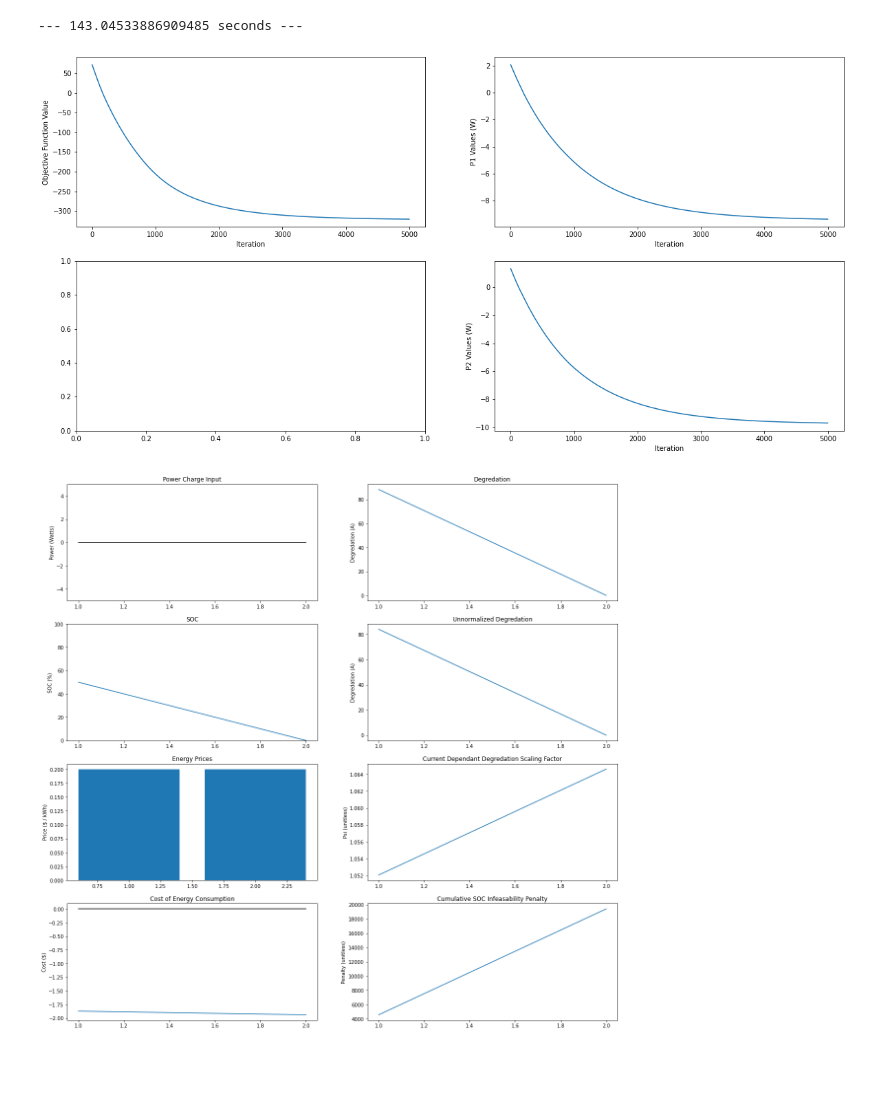
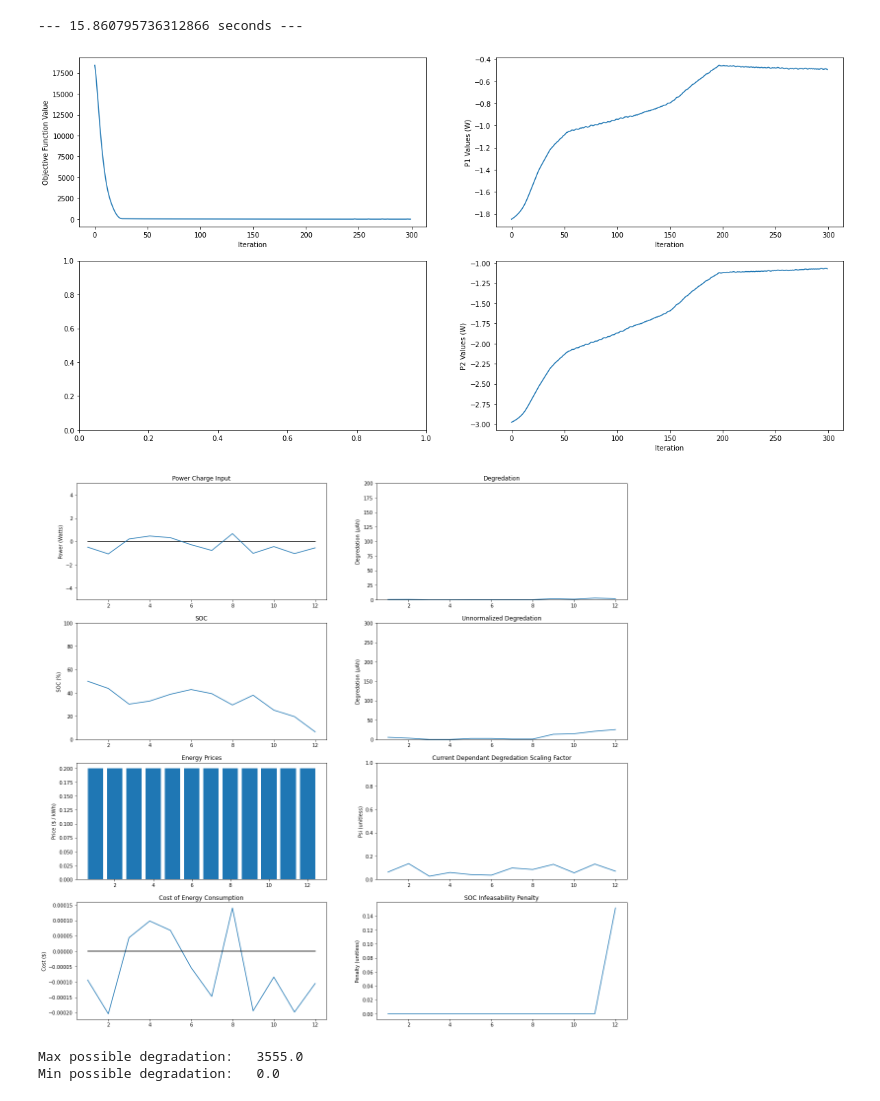
Before and after one commit to jacobazoulay/battery-optimization, a Jupyter notebook: notebooks/Model_Optimization.ipynb, the cells around one changed output. Cells and saved outputs as stored; diff of their text form; code cells hidden in the pictures; blank space fills up the shorter version.

```diff
--- a/notebooks/Model_Optimization.ipynb
+++ b/notebooks/Model_Optimization.ipynb
@@ -142,12 +176,13 @@ class Cost():
         self.eta = .95                   # [Constant] Initial guess at inefficiency constant
         self.deltaT = 1                  # [Hours] Duration of trading interval
         self.prices = 0.20 * np.ones(t)  # [Dollars / kWh] prices of electricity over discrete time intervals
-
+        self.c_ts = []
 
     def calc(self, P):
         # calculates cost C given charging schedule P
         P = np.where(P > 0.0, P / self.eta, P)
         P = np.where(P < 0.0, P * self.eta, P)
-        C = np.sum(P * self.prices / 1000) * self.deltaT
+        self.c_ts = (P * self.prices / 1000) * self.deltaT
+        C = np.sum(self.c_ts)
         return C
 # %%
@@ -231,10 +269,8 @@ def plotLoss(train_cache):
 
 
 def plotCache(cache):
-    P, SOC_ts, d_ts, d_t1cs, psi_ts, SOC_penalties, prices = cache
+    P, SOC_ts, d_ts, d_t1cs, psi_ts, SOC_penalties, prices, c_ts, w_C = cache
     time = np.arange(1, len(P) + 1) * bat.deltaT
-    ####### fix costs
-    costs = np.array(P) * np.array(prices)
 
     fig, ax = plt.subplots(4, 2, figsize=(20, 4 * 5))
 
@@ -255,50 +291,63 @@ def plotCache(cache):
 
     ax[3, 0].set_title("Cost of Energy Consumption")
     ax[3, 0].set_ylabel("Cost ($)")
-    ax[3, 0].plot(time, costs)
+    ax[3, 0].plot(time, c_ts)
     ax[3, 0].plot(time, np.zeros_like(time), color='k')
 
     ax[0, 1].set_title("Degredation")
-    ax[0, 1].set_ylabel("Degredation (A)")
+    ax[0, 1].set_ylabel(r'Degredation ($\mu$Ah)')
     ax[0, 1].plot(time, d_ts)
+    ax[0, 1].set_ylim([0, 200])
 
     ax[1, 1].set_title("Unnormalized Degredation")
-    ax[1, 1].set_ylabel("Degredation (A)")
+    ax[1, 1].set_ylabel(r"Degredation ($\mu$Ah)")
     ax[1, 1].plot(time, d_t1cs)
+    ax[1, 1].set_ylim([0, 300])
 
     ax[2, 1].set_title("Current Dependant Degredation Scaling Factor")
     ax[2, 1].set_ylabel("Psi (unitless)")
     ax[2, 1].plot(time, psi_ts)
+    ax[2, 1].set_ylim([0, 1])
 
-    ax[3, 1].set_title("Cumulative SOC Infeasability Penalty")
+    ax[3, 1].set_title("SOC Infeasability Penalty")
     ax[3, 1].set_ylabel("Penalty (unitless)")
     ax[3, 1].plot(time, SOC_penalties)
 # %%
-t = 2
-w_C = 1.0
+t = 12
+w_C = 0.5
 SOC_0 = 50.0
-lr = 0.008
-rho = 1.0
-rho_SOC = 1.0
+lr = 0.005 * t**0.5
+rho = 5000.0
+rho_SOC = 50.0
 beta = 0.5
 lr_decay = 0.999
-n_iter = 5000
+n_iter = 300
+trials = 1
 
 cost = Cost(t)
 bat = Battery()
 
 start_time = time.time()
 
-final_P, train_cache = optimize(lr, n_iter, w_C, rho, rho_SOC, beta, lr_decay, trials=10)
-final_f, cache = objective(final_P, verbose=True)
+final_P, train_cache = optimize(lr, n_iter, w_C, rho, rho_SOC, beta, lr_decay, trials)
+final_f, cache = objective(final_P, SOC_0=SOC_0, w_C=w_C, rho=rho, rho_SOC=rho_SOC, verbose=True)
+
+# train_cache = grads, losses, Ps
+# cache = P, SOC_ts, d_ts, d_t1cs, psi_ts, SOC_penalties, prices, c_ts, w_C
+
 print("--- %s seconds ---" % (time.time() - start_time))
 
-# train_cache = grads, losses, Ps
-# cache = P, SOC_ts, d_ts, d_t1cs, psi_ts, SOC_penalties, prices
 
 plotLoss(train_cache)
 plotCache(cache)
 # %% [output]
---- 143.04533886909485 seconds ---
+--- 15.860795736312866 seconds ---
-[figure, old version]
+[figure, new version]
-[figure, old version]
+[figure, new version]
+# %%
+# Max and min degradation assuming worst and best cases (assuming t=12)
+print('Max possible degradation:  ', 3555.0)
+print('Min possible degradation:  ', 0.0)
+# %% [output]
+Max possible degradation:   3555.0
+Min possible degradation:   0.0
```
Also changed, not shown: parts of 9 cells of this notebook.
